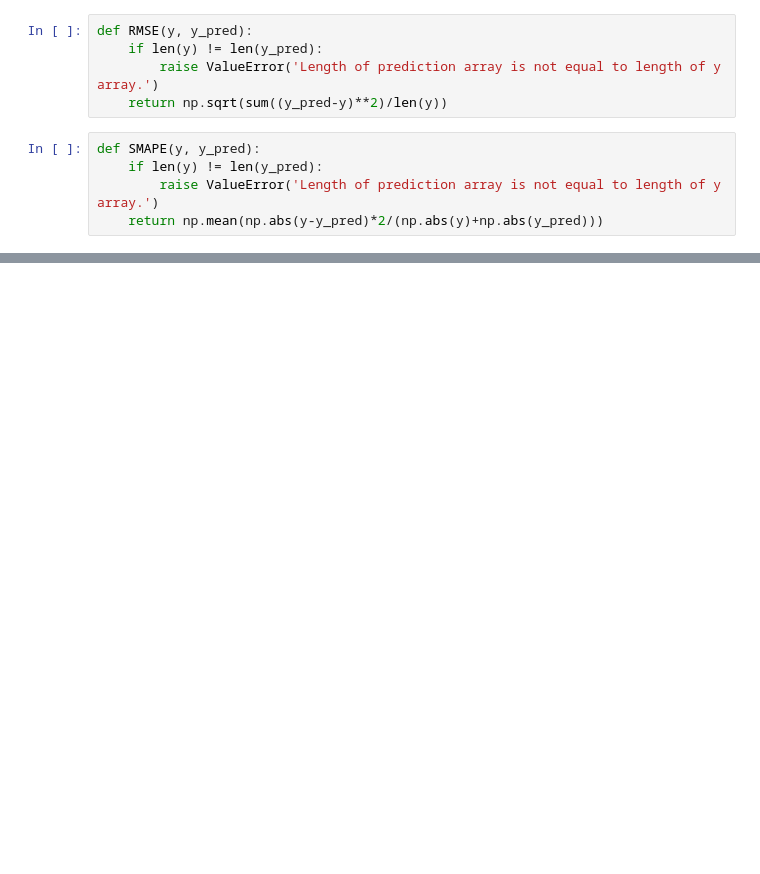
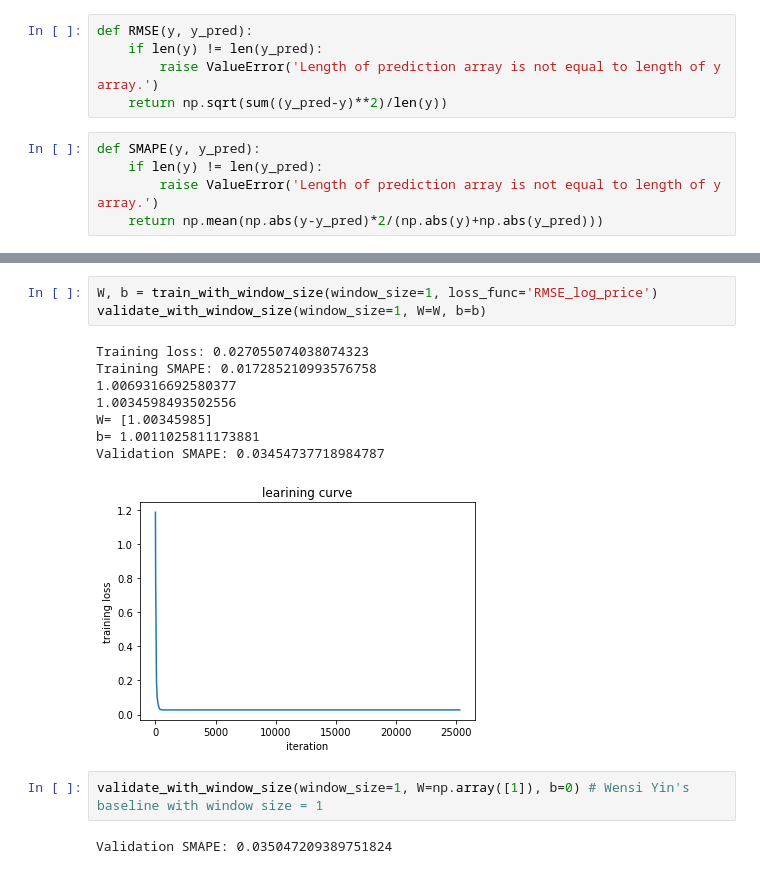
Before and after one commit to yws12/CS341_cryptocurrency_prediction, a Jupyter notebook: Linear_regression.ipynb, the cells around one changed output, grey strips where cells are left out. Cells and saved outputs as stored; diff of their text form; blank space fills up the shorter version.

```diff
--- a/Linear_regression.ipynb
+++ b/Linear_regression.ipynb
@@ -228,0 +208,16 @@ Text(0.5,1,'true price, traning and validation sets')
+# %%
+W, b = train_with_window_size(window_size=1, loss_func='RMSE_log_price')
+validate_with_window_size(window_size=1, W=W, b=b)
+# %% [output]
+Training loss: 0.027055074038074323
+Training SMAPE: 0.017285210993576758
+1.0069316692580377
+1.0034598493502556
+W= [1.00345985]
+b= 1.0011025811173881
+Validation SMAPE: 0.03454737718984787
+[figure, added]
+# %%
+validate_with_window_size(window_size=1, W=np.array([1]), b=0) # Wensi Yin's baseline with window size = 1
+# %% [output]
+Validation SMAPE: 0.035047209389751824
```
Also changed, not shown: parts of 21 cells of this notebook.
